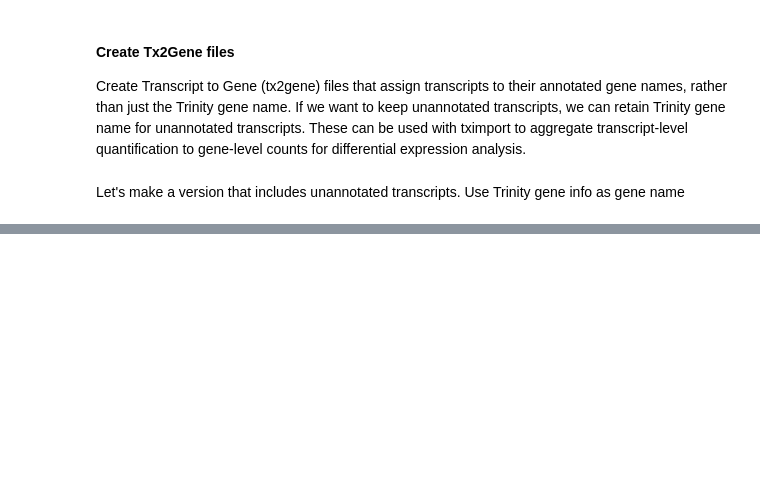
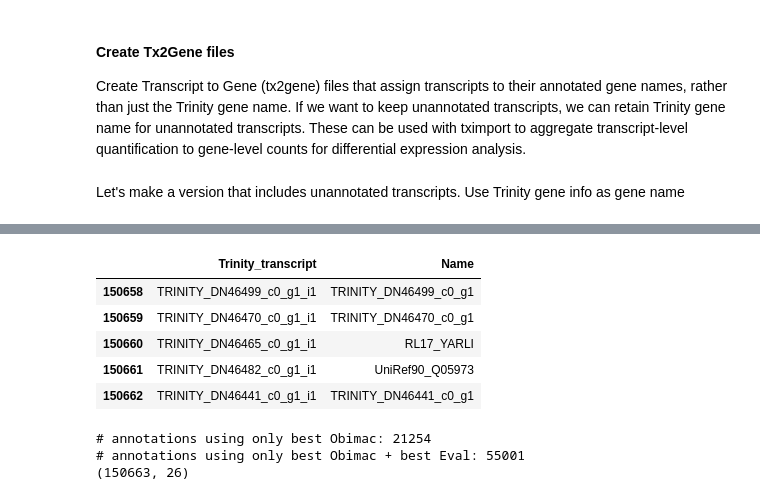
Before and after one commit to bluegenes/lowpHOx, a Jupyter notebook: Collapse_Transcriptome_by_Annotations.ipynb, the cells around one changed output, grey strips where cells are left out. Saved outputs shown, nothing was run; the diff lists cells and outputs as text; code cells hidden in the pictures; blank space fills up the shorter version.

```diff
--- a/Collapse_Transcriptome_by_Annotations.ipynb
+++ b/Collapse_Transcriptome_by_Annotations.ipynb
@@ -169,0 +220,49 @@ bestAnnotFull.head()
+# %%
+bestOrthoEvFull_tx2gene.tail()
+# %% [output]
+|  | Trinity_transcript | Name |
+| 150658 | TRINITY_DN46499_c0_g1_i1 | TRINITY_DN46499_c0_g1 |
+| 150659 | TRINITY_DN46470_c0_g1_i1 | TRINITY_DN46470_c0_g1 |
+| 150660 | TRINITY_DN46465_c0_g1_i1 | RL17_YARLI |
+| 150661 | TRINITY_DN46482_c0_g1_i1 | UniRef90_Q05973 |
+| 150662 | TRINITY_DN46441_c0_g1_i1 | TRINITY_DN46441_c0_g1 |
+# %%
+# Let's try Ob annotation 1st, then best Eval, then Trinity Gene name:
+# best Obimac hit
+Obimac = annotsTrin[annotsTrin['database'] == "Obimac_refseq_protein.fa.gz"]
+Obimac = Obimac.sort_values(by=['Trinity_transcript', 'score'], ascending=True).query('score < 1e-05').drop_duplicates(subset='Trinity_transcript')#[['Trinity_transcript','Name', 'score', 'start', 'end']]
+numAnnotsOb = len(list(Obimac.Trinity_transcript.dropna()))
+print('# annotations using only best Obimac: ' + str(numAnnotsOb))
+#Obimac = Obimac.dropna(axis=0,how="all")
+# no need to rename, since they're going to be primary hit this time
+#Obimac.rename(index=str, columns={'Name': 'Obimac_Name', 'score': 'Obimac_score', 'start': 'Obimac_start', 'end':'Obimac_end'}, inplace=True)
+#Obimac.tail()
+# remake bestEval (for better testing)
+noObimac = annotsTrin[annotsTrin['database'] != 'Obimac_refseq_protein.fa.gz']
+bestEval = noObimac.sort_values(by=['Trinity_transcript', 'score'], ascending=True).query('score < 1e-05').drop_duplicates(subset='Trinity_transcript')
+# subset by columns
+bestEval = bestEval[['Trinity_transcript','Name', 'score', 'start', 'end']]
+bestEval.rename(index=str, columns={'Name': 'bEval_Name', 'score': 'bEval_score', 'start': 'bEval_start', 'end':'bEval_end'}, inplace=True)
+#merge
+bestObEv = pd.merge(Obimac, bestEval, how='outer', on="Trinity_transcript")
+numAnnotsObEv = len(list(bestObEv.Trinity_transcript.dropna()))
+print('# annotations using only best Obimac + best Eval: ' + str(numAnnotsObEv))
+bestObEv.head()
+# ok, now add in the unannotated hits
+bestObEv.drop(columns=['Trinity_gene', "Dammit_transcript"], inplace=True) # remove them first, then merge in trin2dammit
+bestObEvFull = pd.merge(trin2dammit, bestObEv, how='outer', on=["Trinity_transcript"])
+print(bestObEvFull.shape)
+bestObEvFull.to_csv("dammit_w_nr/dammit_bestObEvannot.tsv", index=False, sep='\t')
+
+
+# To generate the appropriate tx2gene files:
+#fill NA's in the 'Name' column with 1. best Eval, 2. Ob, 3, Trinity gene name to Name
+bestObEvFull.Name = bestObEvFull.Name.fillna(value=bestObEvFull.bEval_Name)
+bestObEvFull.Name = bestObEvFull.Name.fillna(value=bestObEvFull.Trinity_gene)
+# now just take the Transcript, Name cols:
+bestObEvFull_tx2gene = bestObEvFull[['Trinity_transcript', 'Name']]
+bestObEvFull_tx2gene.to_csv('dammit_w_nr/bestObEv_tx2gene.txt', index=False, sep = '\t')
+# %% [output]
+# annotations using only best Obimac: 21254
+# annotations using only best Obimac + best Eval: 55001
+(150663, 26)
```
Also changed, not shown: parts of 12 cells of this notebook.
